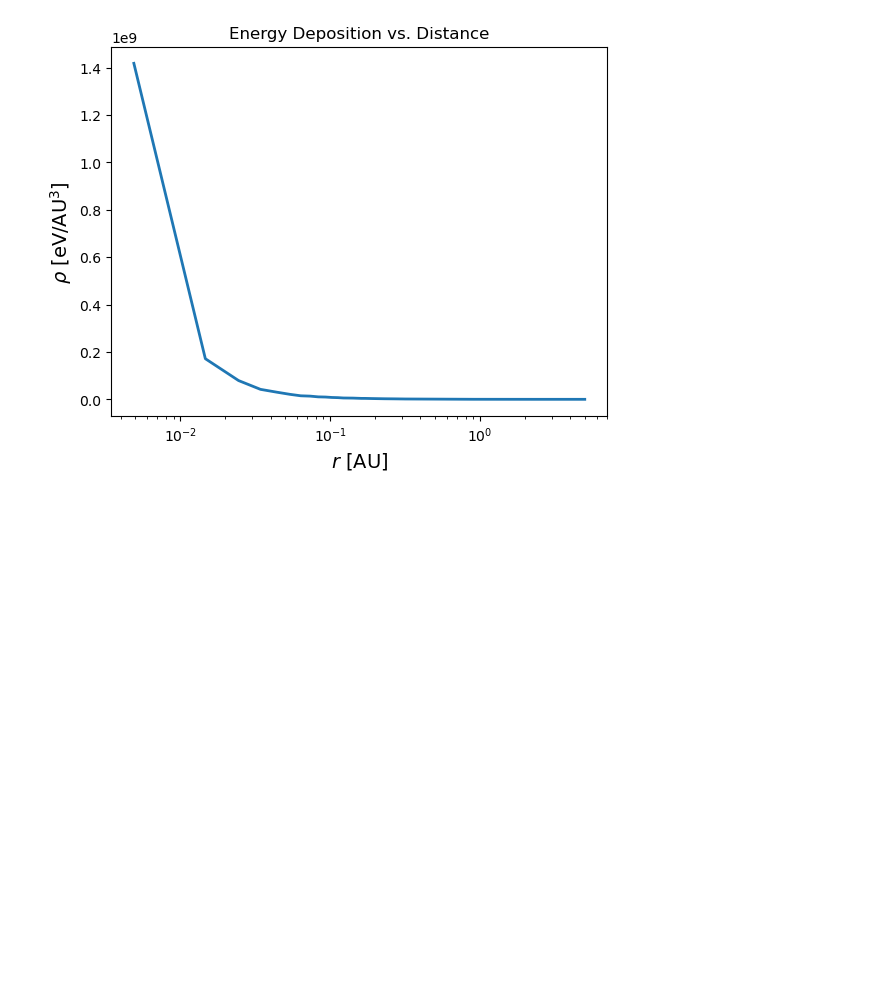
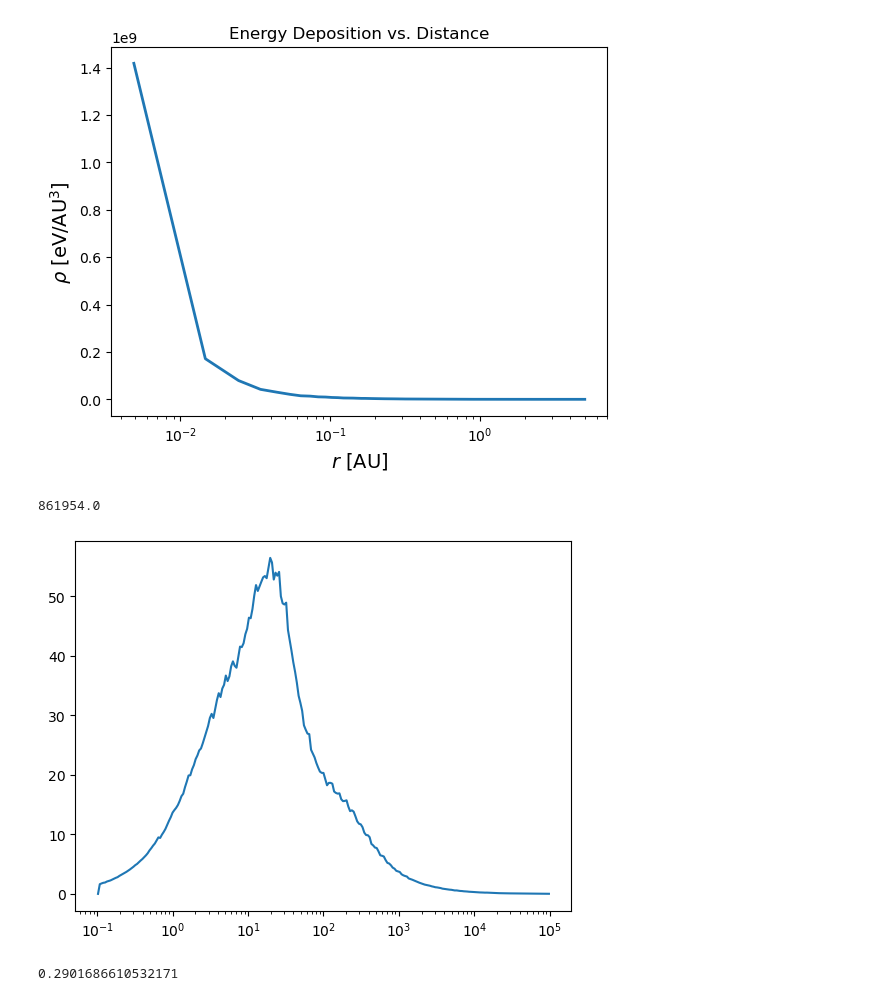
Before and after one commit to zandalman/thunderstorm, a Jupyter notebook: utils/pp.ipynb, the cells around one changed output. Cells and saved outputs as stored; diff of their text form; code cells hidden in the pictures; blank space fills up the shorter version.

```diff
--- a/utils/pp.ipynb
+++ b/utils/pp.ipynb
@@ -190,0 +200,8 @@ np.log
+# %%
+idx = -12
+plt.plot(ener_sec_list, num_sec_avg[idx])
+plt.xscale('log')
+ener_list[idx]
+# %% [output]
+861954.0
+[figure, added]
@@ -190,0 +243,4 @@ np.log
+# %%
+100 * np.sum(ion_rate_ter) / np.sum(ion_rate_prim + ion_rate_sec + ion_rate_ter)
+# %% [output]
+0.2901686610532171
```
Also changed, not shown: parts of 7 cells of this notebook, 3 other files.
